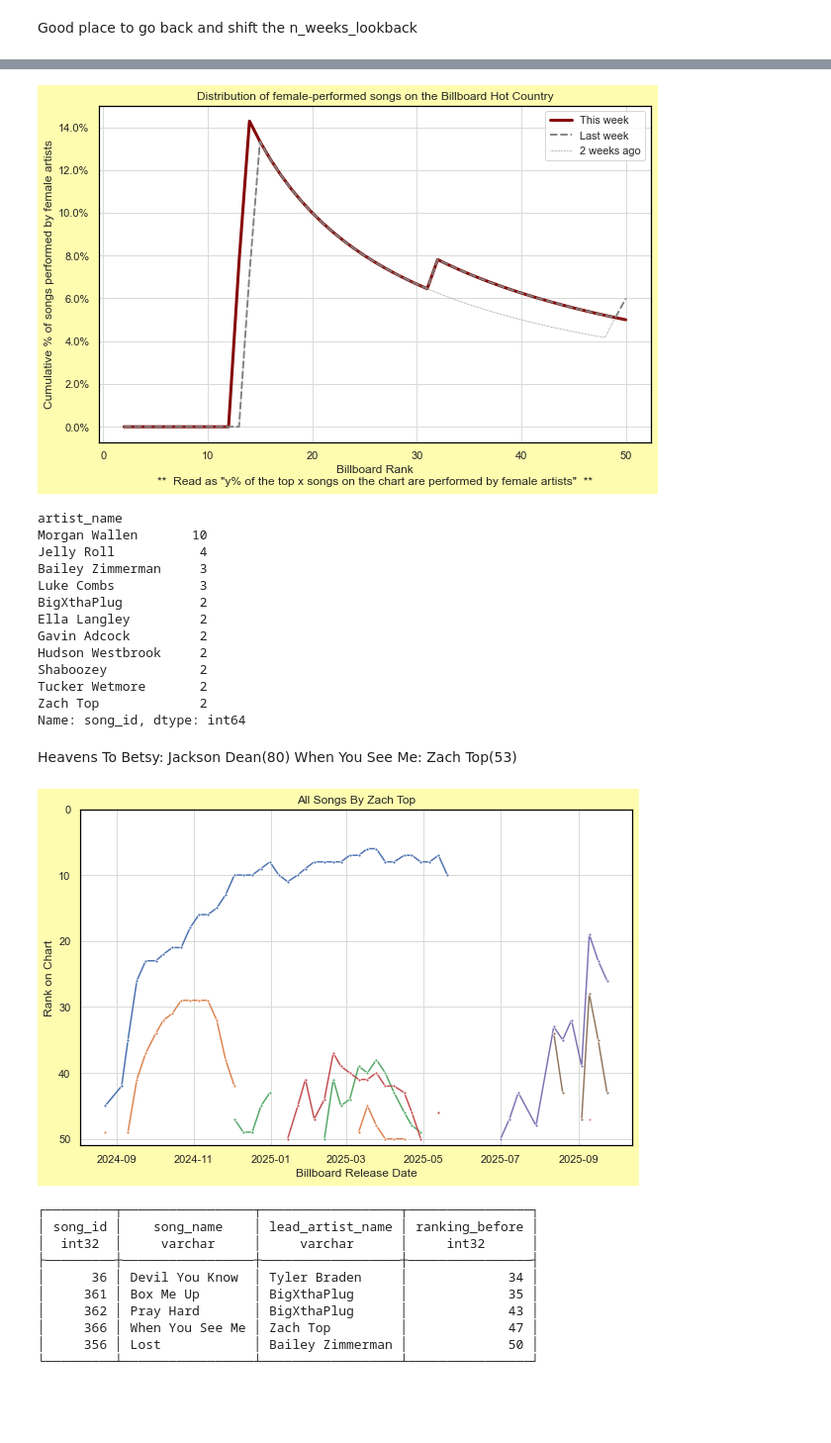
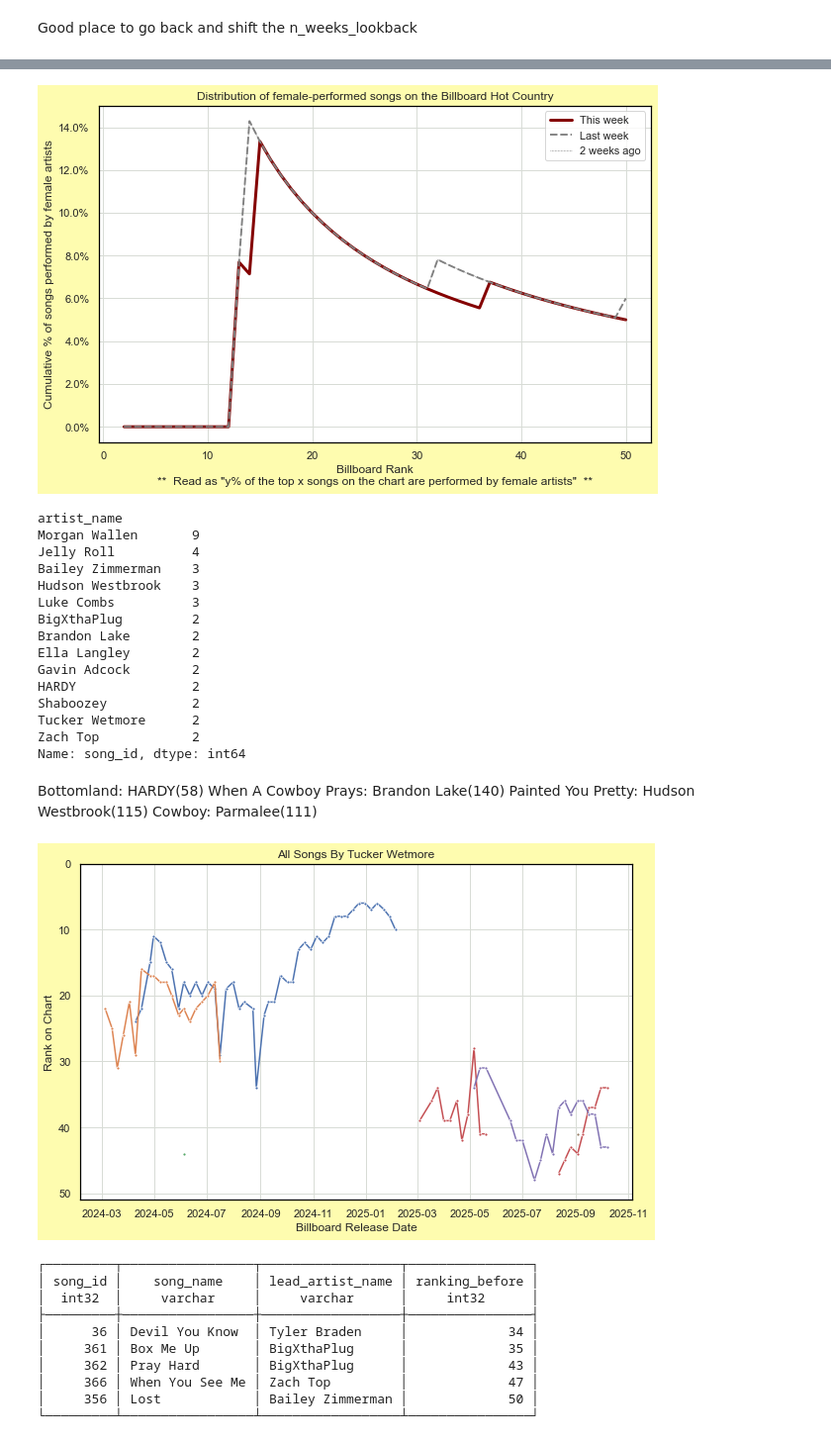
Before and after one commit to jwmanahan/billboard, a Jupyter notebook: add_new_week.ipynb, the cells around one changed output, grey strips where cells are left out. Shown at 99% size. Cells and saved outputs as stored; diff of their text form; code cells hidden in the pictures; blank space fills up the shorter version.

```diff
--- a/add_new_week.ipynb
+++ b/add_new_week.ipynb
@@ -33,7 +33,7 @@ sns.set(
 # Change the billboard_observation_date!
 # %%
 current_date = date.today().strftime('%Y-%m-%d')
-billboard_observation_date = '2025-09-23'
+billboard_observation_date = '2025-10-07'
 # %%
 # Set up SQL connection
 %config SqlMagic.autopandas = True
@@ -727,7 +749,7 @@ plt.xlabel(
 plt.ylabel('Cumulative % of songs performed by female artists')
 graph.yaxis.set_major_formatter(mtick.StrMethodFormatter('{x:.1%}'))
 # %% [output]
-[figure, old version]
+[figure, new version]
 # %%
 credit_type_to_linestyle = {
     'Lead artist' : 'solid'
@@ -744,25 +766,29 @@ df_weeks_for_artist[
 ].sort_values(ascending = False)
 # %% [output]
 artist_name
-Morgan Wallen       10
-Jelly Roll           4
-Bailey Zimmerman     3
-Luke Combs           3
-BigXthaPlug          2
-Ella Langley         2
-Gavin Adcock         2
-Hudson Westbrook     2
-Shaboozey            2
-Tucker Wetmore       2
-Zach Top             2
+Morgan Wallen       9
+Jelly Roll          4
+Bailey Zimmerman    3
+Hudson Westbrook    3
+Luke Combs          3
+BigXthaPlug         2
+Brandon Lake        2
+Ella Langley        2
+Gavin Adcock        2
+HARDY               2
+Shaboozey           2
+Tucker Wetmore      2
+Zach Top            2
 Name: song_id, dtype: int64
 # %% [markdown]
-Heavens To Betsy: Jackson Dean(80)
-When You See Me: Zach Top(53)
+Bottomland: HARDY(58)
+When A Cowboy Prays: Brandon Lake(140)
+Painted You Pretty: Hudson Westbrook(115)
+Cowboy: Parmalee(111)
 # %%
 # For now, manual artist name selection
 # TODO: Create charts for every artist on this week's chart at once
-artist_name = 'Zach Top'
+artist_name = 'Tucker Wetmore'
 
 df_weeks_this_artist = df_weeks_for_artist.query(
     f"artist_name == '{artist_name}'"
@@ -773,34 +799,34 @@ df_weeks_this_artist = df_weeks_for_artist.query(
 #     this_artist_id = input("Please input artist ID for differentiation")
 #     df_weeks_this_artist[
 #         df_weeks_this_artist[artist_id] == this_artist_id
 #     ]
 
 for _, row in df_weeks_this_artist.pivot( # TODO no pivot to support legend in char 'song_name'
     index = 'song_id'
     , columns = 'billboard_observation_date' #TODO: weeks ago
     , values = 'billboard_rank'
 ).fillna(
     np.inf # suppresses only if a different song is on the chart in any week within this song's gap
 ).iterrows():
     graph = sns.lineplot(
         data = row
         , linestyle = credit_type_to_linestyle[
             df_weeks_this_artist[
                 df_weeks_this_artist['song_id'] == row.name
             ].groupby('relationship_type').count().iloc[0].name
         ]
         , marker = '.'
     )
 
 graph.set(
     title = f'All Songs By {artist_name}'
     , xlabel = 'Billboard Release Date' # Really observation date (for now)
     , ylabel = 'Rank on Chart'
     , ylim = [0, 51]
 )
 graph.axes.invert_yaxis()
 # %% [output]
-[figure, old version]
+[figure, new version]
 # %%
 # TODO: Set comparison_observation_date as num weeks back, not specific date
 current_observation_date = billboard_observation_date
```
Also changed, not shown: parts of 19 cells of this notebook, 5 other files.
